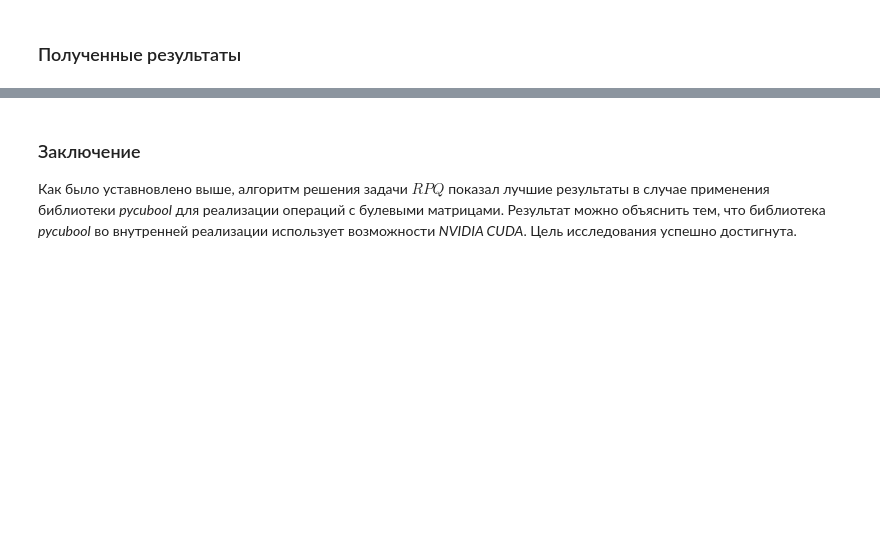
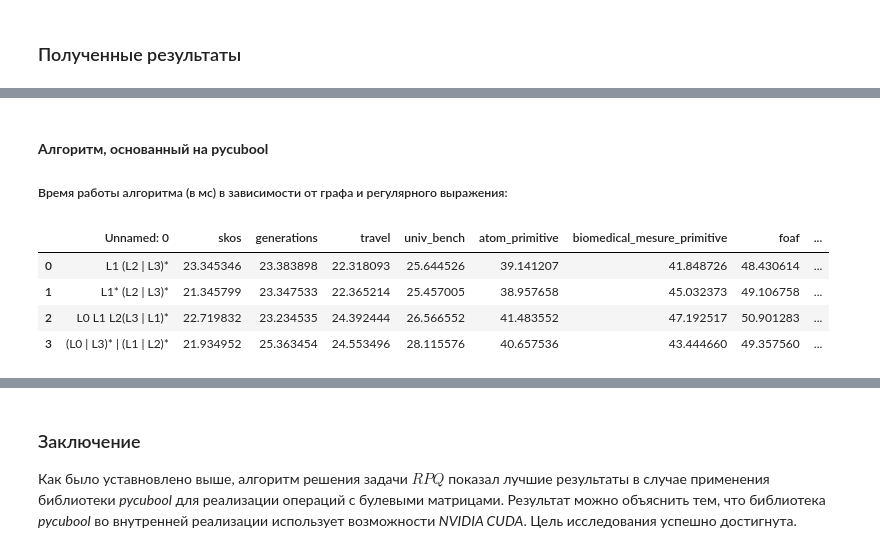
Before and after one commit to vladislav-miroshnikov/formal-lang-course, a Jupyter notebook: experiments/RPQ_Experiments.ipynb, the cells around one changed output, grey strips where cells are left out. Cells and saved outputs as stored; diff of their text form; code cells hidden in the pictures; blank space fills up the shorter version.

```diff
--- a/experiments/RPQ_Experiments.ipynb
+++ b/experiments/RPQ_Experiments.ipynb
@@ -544,0 +637,11 @@ for graph_name in GRAPHS:
+# %% [markdown]
+#### **Алгоритм, основанный на pycubool**
+##### Время работы алгоритма (в мс) в зависимости от графа и регулярного выражения:
+# %%
+df_pycubool_res
+# %% [output]
+|  | Unnamed: 0 | skos | generations | travel | univ_bench | atom_primitive | biomedical_mesure_primitive | foaf | ... |
+| 0 | L1 (L2 | L3)* | 23.345346 | 23.383898 | 22.318093 | 25.644526 | 39.141207 | 41.848726 | 48.430614 | ... |
+| 1 | L1* (L2 | L3)* | 21.345799 | 23.347533 | 22.365214 | 25.457005 | 38.957658 | 45.032373 | 49.106758 | ... |
+| 2 | L0 L1 L2(L3 | L1)* | 22.719832 | 23.234535 | 24.392444 | 26.566552 | 41.483552 | 47.192517 | 50.901283 | ... |
+| 3 | (L0 | L3)* | (L1 | L2)* | 21.934952 | 25.363454 | 24.553496 | 28.115576 | 40.657536 | 43.444660 | 49.357560 | ... |
```
Also changed, not shown: parts of 48 cells of this notebook.
